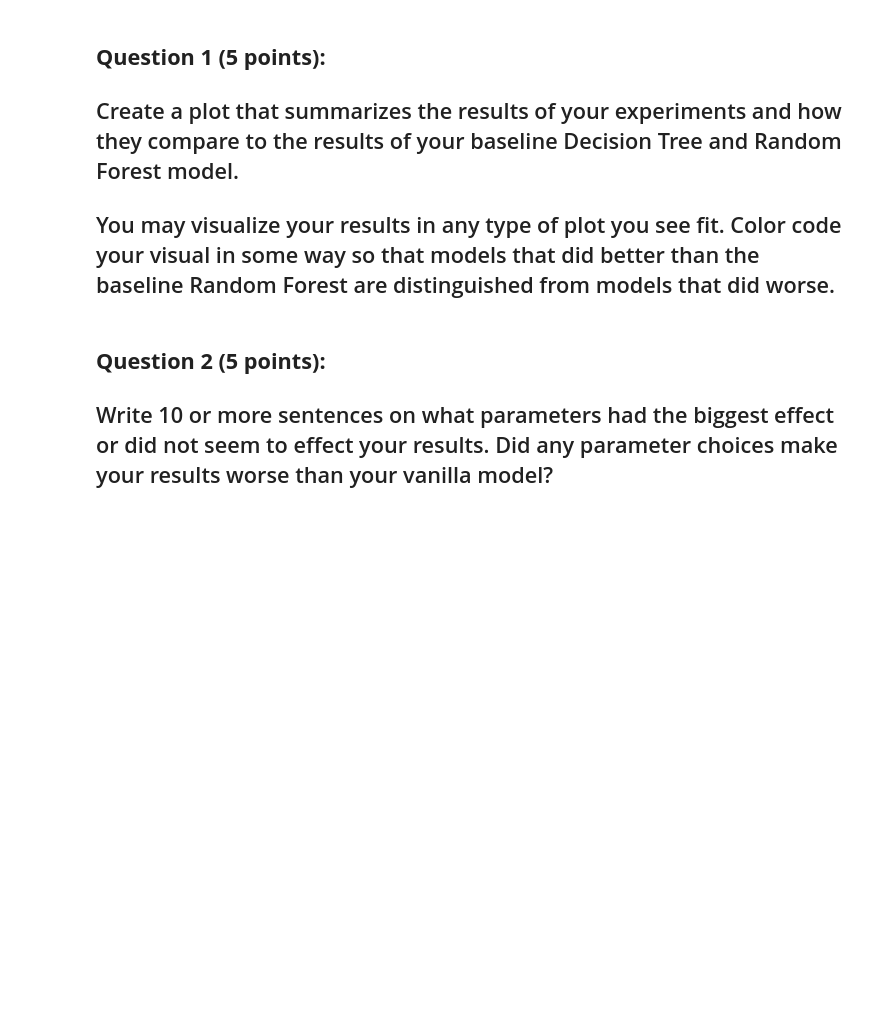
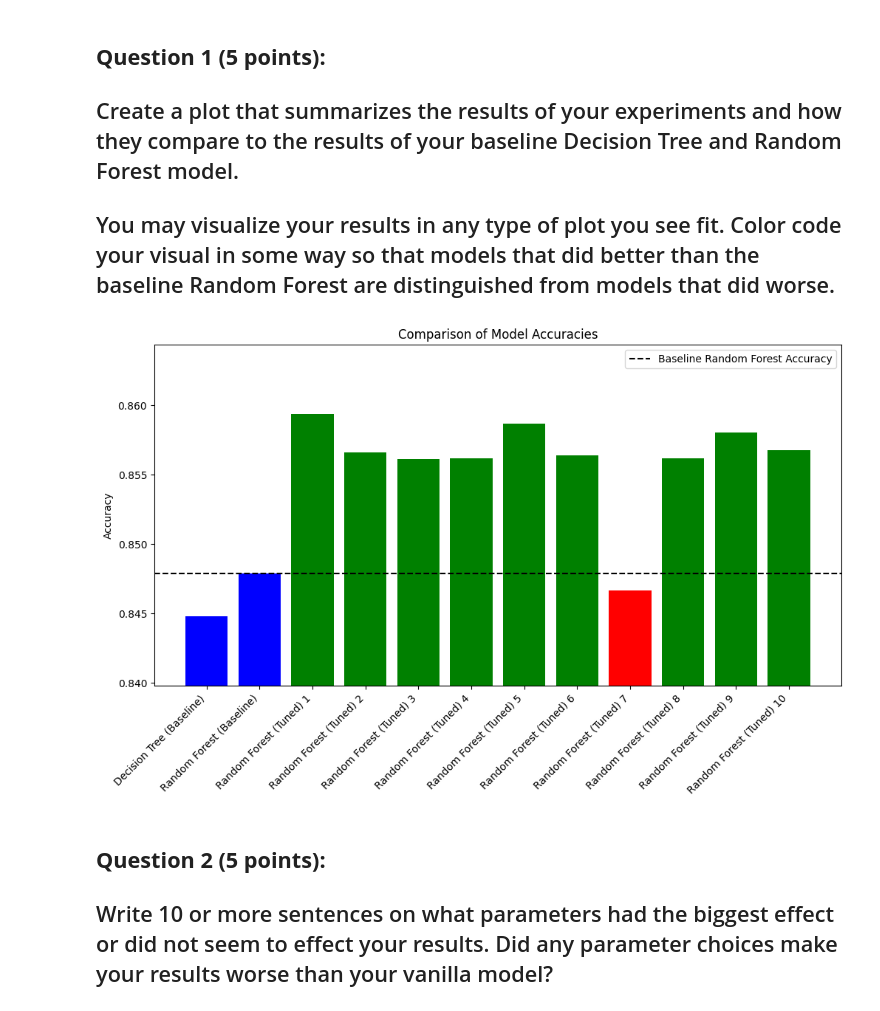
Before and after one commit to tracyhua2/DS3001, a Jupyter notebook: Labs/Lab_3_Decision_Trees_and_Random_Forests.ipynb, the cells around one changed output. Cells and saved outputs as stored; diff of their text form; code cells hidden in the pictures; blank space fills up the shorter version.

```diff
--- a/Labs/Lab_3_Decision_Trees_and_Random_Forests.ipynb
+++ b/Labs/Lab_3_Decision_Trees_and_Random_Forests.ipynb
@@ -476,0 +477,10 @@ Trial 2 had the best effect on accuracy with an 84.4% accuracy. I think it makes
+# %%
+# Decision Tree
+tree = DecisionTreeClassifier(criterion='gini', random_state=42, max_depth=5)
+tree.fit(X_train, y_train)
+
+y_pred = tree.predict(X_test)
+precision = precision_score(y_test, y_pred, average='macro')
+recall = recall_score(y_test, y_pred, average='macro')
+accuracy = accuracy_score(y_test, y_pred)
+print(f'Accuracy: {accuracy}, Precision: {precision}, Recall: {recall}')
@@ -476,0 +489,10 @@ Trial 2 had the best effect on accuracy with an 84.4% accuracy. I think it makes
+# %%
+# Random Forest
+rf = RandomForestClassifier(random_state=42)
+rf.fit(X_train, y_train)
+
+y_pred = rf.predict(X_test)
+precision = precision_score(y_test, y_pred, average='macro')
+recall = recall_score(y_test, y_pred, average='macro')
+accuracy = accuracy_score(y_test, y_pred)
+print(f'Accuracy: {accuracy}, Precision: {precision}, Recall: {recall}')
@@ -494,6 +557,33 @@ Trial 2 had the best effect on accuracy with an 84.4% accuracy. I think it makes
 ## Create a plot that summarizes the results of your experiments and how they compare to the results of your baseline Decision Tree and Random Forest model.
 
 ## You may visualize your results in any type of plot you see fit. Color code your visual in some way so that models that did better than the baseline Random Forest are distinguished from models that did worse.
+# %%
+# Baseline Accuracies
+baseline_dt = 0.8448152318558706
+baseline_rf = 0.8478861705394616
+
+# Tuned Random Forest Accuracy
+rf_accuracies = list(random_search.cv_results_['mean_test_score'])
+
+# Model Labels
+models = ["Decision Tree (Baseline)", "Random Forest (Baseline)"] + [f"Random Forest (Tuned) {i+1}" for i in range(len(rf_accuracies))]
+accuracies = [baseline_dt, baseline_rf] + rf_accuracies
+
+# Color coding: for tuned RF, if better than baseline, Green; Red if worse
+colors = ["blue", "blue"] + ["green" if acc > baseline_rf else "red" for acc in rf_accuracies]
+
+# Plot
+plt.figure(figsize=(12, 6))
+bars = plt.bar(models, accuracies, color=colors)
+plt.axhline(y=baseline_rf, color='black', linestyle='--', label="Baseline Random Forest Accuracy")
+plt.ylim(min(accuracies) - 0.005, max(accuracies) + 0.005)  # Zooms in on accuracy range
+plt.xticks(rotation=45, ha="right")
+plt.ylabel("Accuracy")
+plt.title("Comparison of Model Accuracies")
+plt.legend()
+plt.show()
+# %% [output]
+[figure, added]
 # %% [markdown]
 ## **Question 2 (5 points):**
 ## Write 10 or more sentences on what parameters had the biggest effect or did not seem to effect your results. Did any parameter choices make your results worse than your vanilla model?
```
Also changed, not shown: parts of 11 cells of this notebook.
